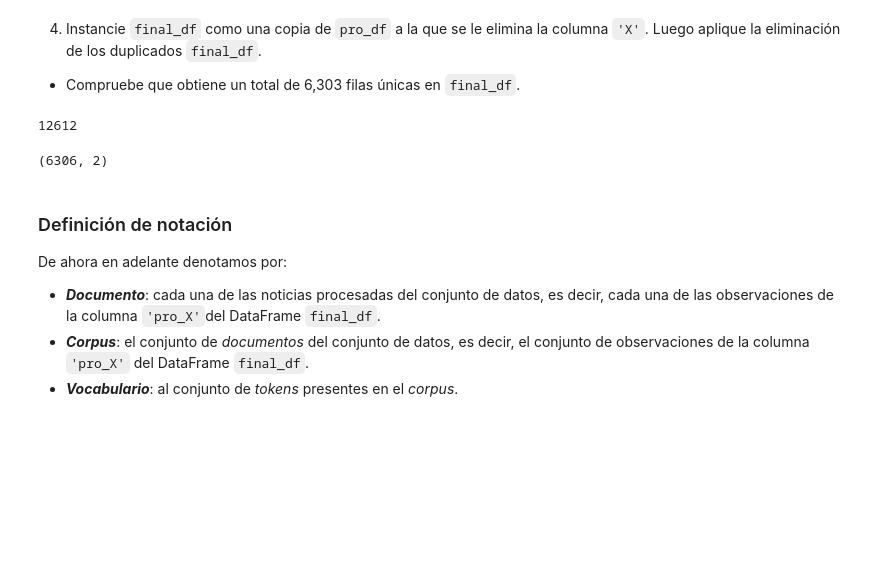
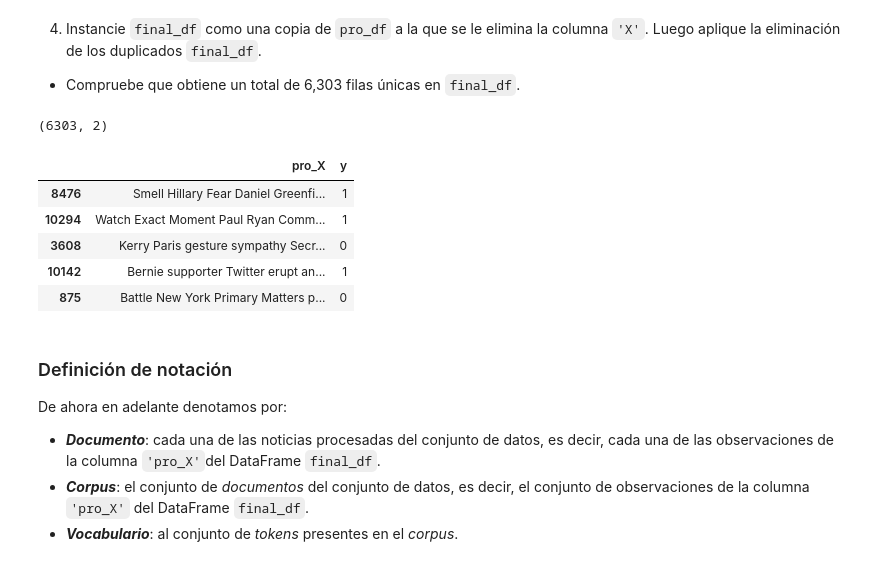
Before and after one commit to Diego-II/Ejercicio3-NLP, a Jupyter notebook: e3 procesamiento de texto y redes LSTM.ipynb, the cells around one changed output. Drawn from its saved outputs; the diff is of its cells as text; code cells hidden in the pictures; blank space fills up the shorter version.

```diff
--- a/e3 procesamiento de texto y redes LSTM.ipynb
+++ b/e3 procesamiento de texto y redes LSTM.ipynb
@@ -310,16 +310,22 @@ max 8729
 4. Instancie `final_df` como una copia de `pro_df` a la que se le elimina la columna `'X'`. Luego aplique la eliminación de los duplicados `final_df`.
 - Compruebe que obtiene un total de 6,303 filas únicas en `final_df`.
 # %%
-final_df=pro_df.drop("y",axis=1)
+final_df=pro_df.drop("X",axis=1)
 final_df=final_df.drop_duplicates()
-# %% [output]
-12612
 # %%
 final_df.shape
 # %% [output]
-(6306, 2)
+(6303, 2)
 # %%
 final_df.to_csv("final_df.csv")
+final_df.head()
+# %% [output]
+|  | pro_X | y |
+| 8476 | Smell Hillary Fear Daniel Greenfi... | 1 |
+| 10294 | Watch Exact Moment Paul Ryan Comm... | 1 |
+| 3608 | Kerry Paris gesture sympathy Secr... | 0 |
+| 10142 | Bernie supporter Twitter erupt an... | 1 |
+| 875 | Battle New York Primary Matters p... | 0 |
 # %% [markdown]
 ### Definición de notación
 De ahora en adelante denotamos por:
```
Also changed, not shown: parts of 2 cells of this notebook, 4 other files.
